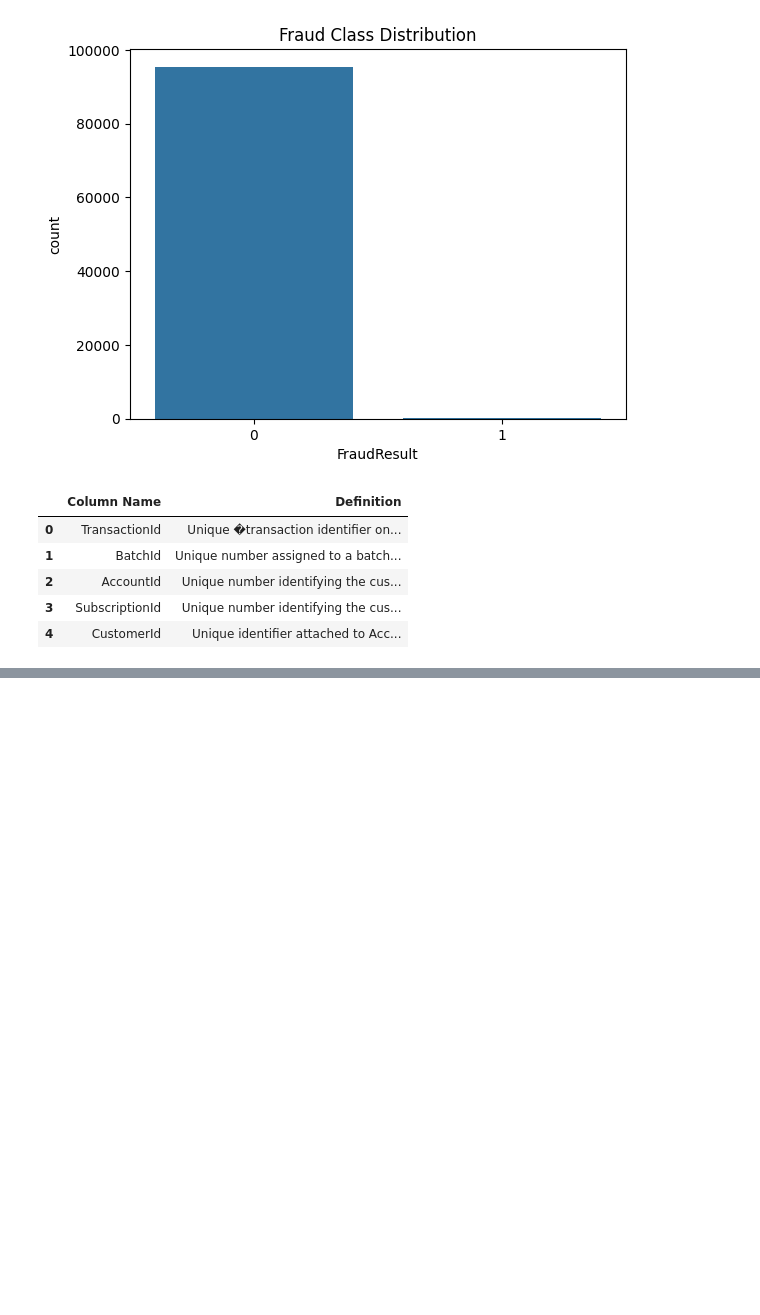
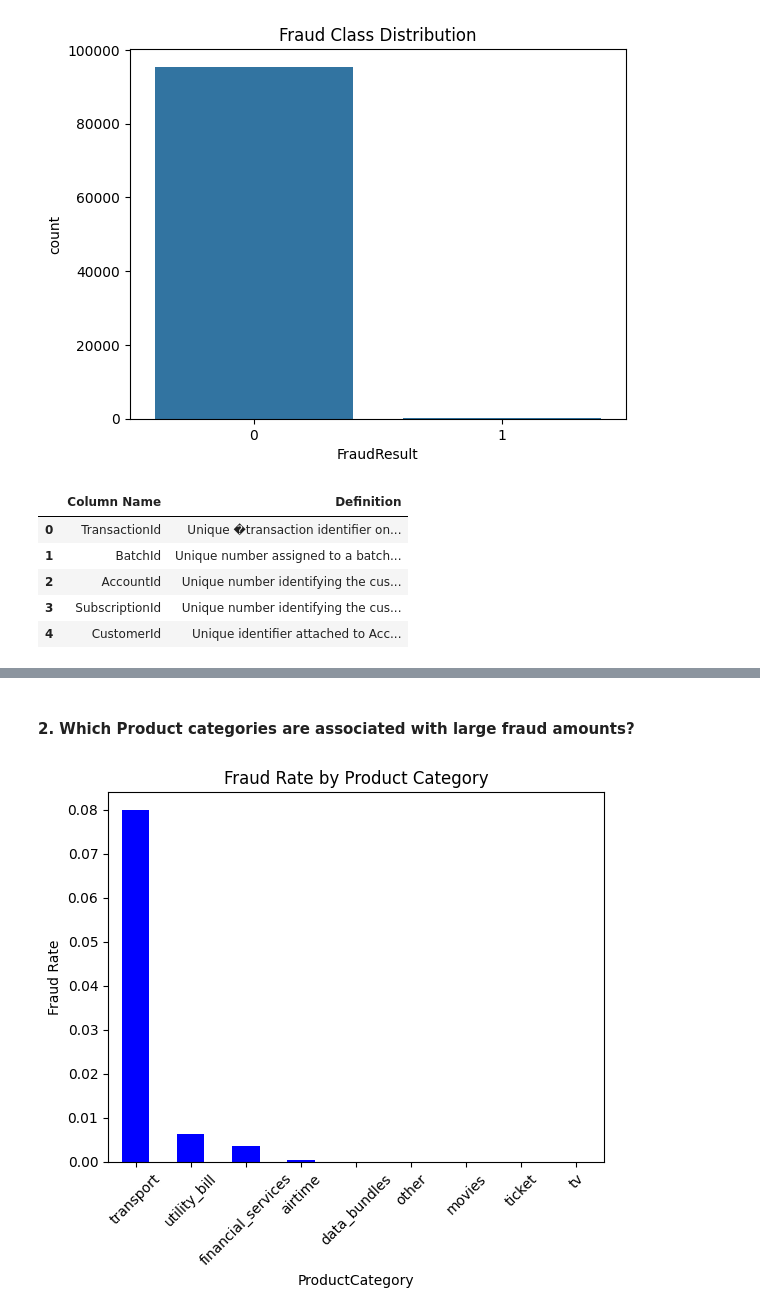
Before and after one commit to MugoDom/xente-fraud-detection-challenge, a Jupyter notebook: notebooks/01_data_exploration.ipynb, the cells around one changed output, grey strips where cells are left out. Saved outputs shown, nothing was run; the diff lists cells and outputs as text; code cells hidden in the pictures; blank space fills up the shorter version.

```diff
--- a/notebooks/01_data_exploration.ipynb
+++ b/notebooks/01_data_exploration.ipynb
@@ -94,0 +113,11 @@ display(var_def.head())
+# %% [markdown]
+#### 2. Which Product categories are associated with large fraud amounts?
+# %%
+fraud_rate = train.groupby("ProductCategory")["FraudResult"].mean().sort_values(ascending=False)
+fraud_rate.plot(kind='bar', color='blue')
+plt.title("Fraud Rate by Product Category")
+plt.ylabel("Fraud Rate")
+plt.xticks(rotation=45)
+plt.show()
+# %% [output]
+[figure, added]
```
Also changed, not shown: parts of 23 cells of this notebook.
